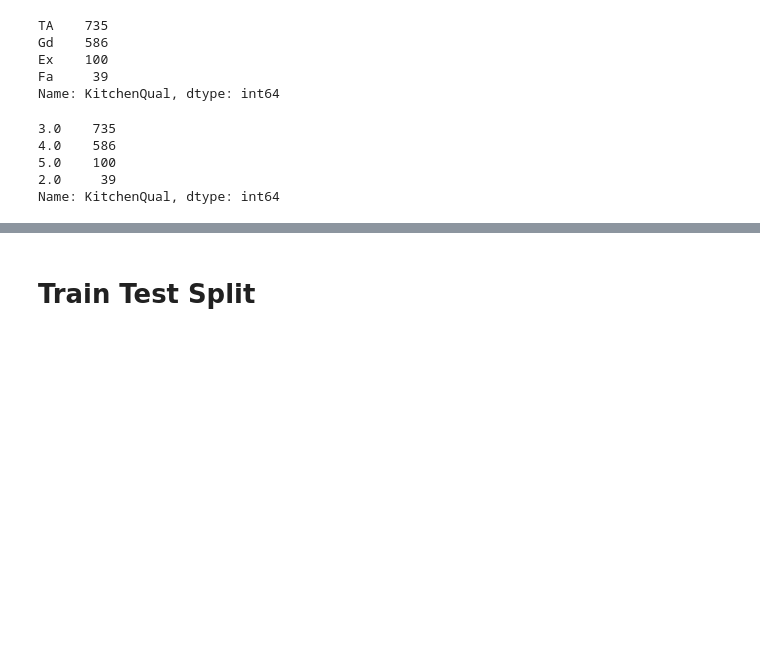
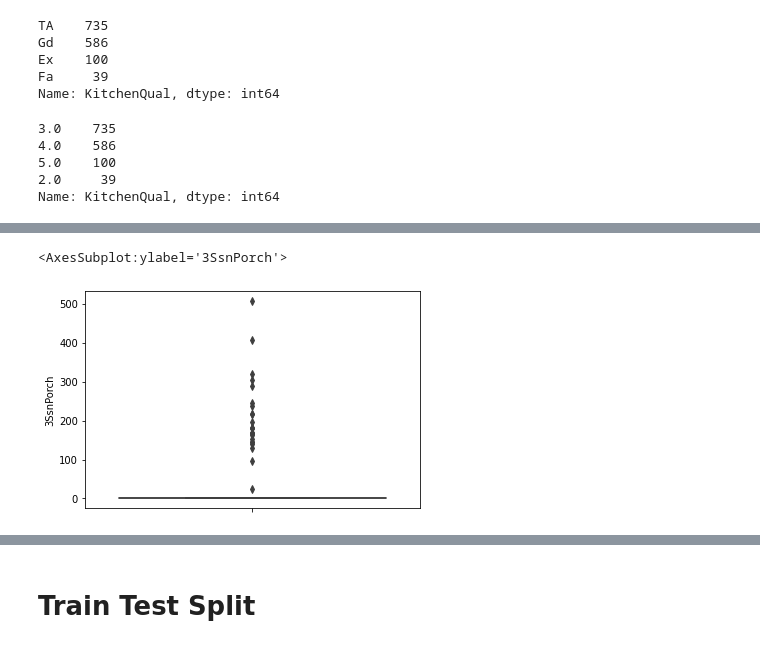
Before and after one commit to TheHamhams/Housing-Kaggle, a Jupyter notebook: Housing Notebook.ipynb, the cells around one changed output, grey strips where cells are left out. Drawn from its saved outputs; the diff is of its cells as text; code cells hidden in the pictures; blank space fills up the shorter version.

```diff
--- a/Housing Notebook.ipynb
+++ b/Housing Notebook.ipynb
@@ -769,0 +925,5 @@ Name: KitchenQual, dtype: int64
+# %%
+sns.boxplot(y=training['3SsnPorch'])
+# %% [output]
+<AxesSubplot:ylabel='3SsnPorch'>
+[figure, added]
```
Also changed, not shown: parts of 19 cells of this notebook, 1 other file.
